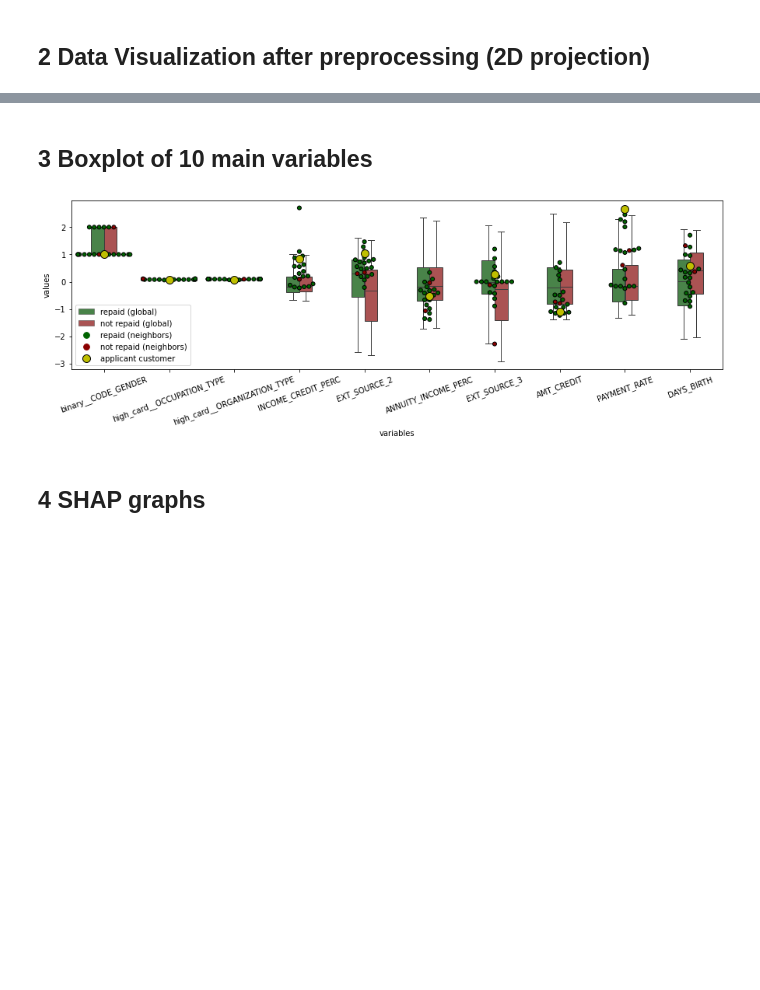
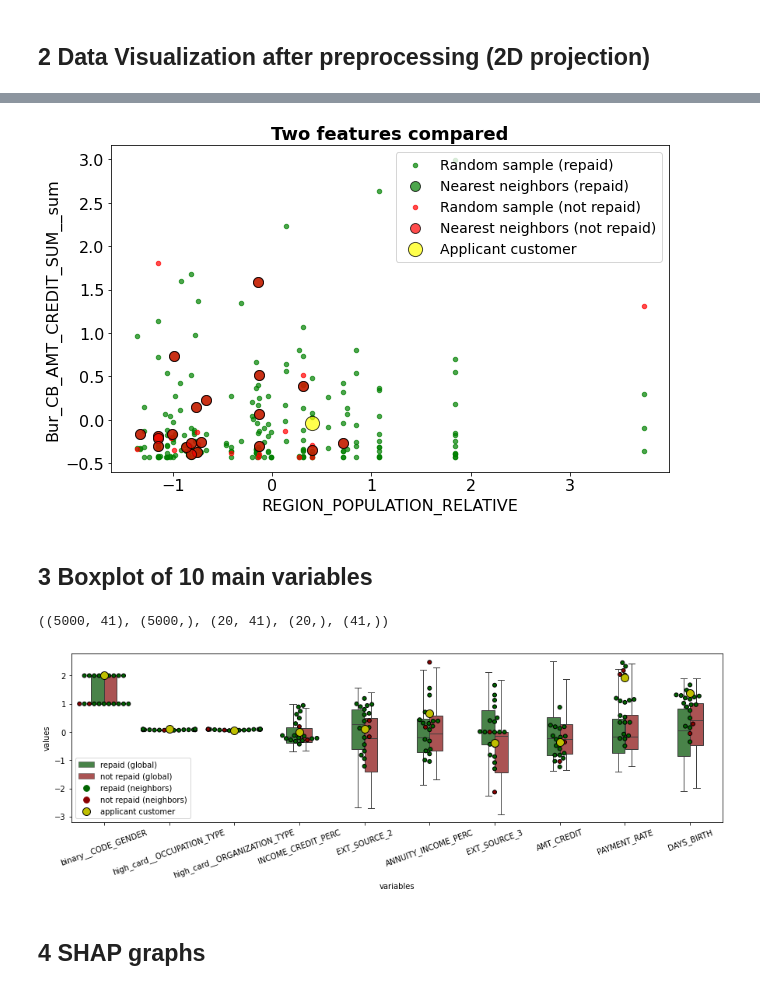
Before and after one commit to SmellyArmure/OC_DS_Project7, a Jupyter notebook: NOTEBOOKS/P7_05_Dashboard_prep.ipynb, the cells around one changed output, grey strips where cells are left out. Drawn from its saved outputs; the diff is of its cells as text; code cells hidden in the pictures; blank space fills up the shorter version.

```diff
--- a/NOTEBOOKS/P7_05_Dashboard_prep.ipynb
+++ b/NOTEBOOKS/P7_05_Dashboard_prep.ipynb
@@ -173,3 +184,17 @@ plot_projection(X=X_tr_featsel.loc[random_samp],
+# %%
+customer_idx = 100028
+
+plot_scatter_projection(X=X_tr_featsel.loc[random_samp],
+                        ser_clust=y_train.loc[random_samp].replace({0: 'repaid', 1: 'not repaid'}),
+                        n_display = 200,
+                        plot_highlight = nearest_cust_idx,
+                        X_cust = X_te_featsel.loc[customer_idx:customer_idx],
+                        figsize=(10, 6),
+                        size=20,
+                        fontsize=16,
+                        columns=X_tr_featsel.columns[20:22])
+# %% [output]
+[figure, added]
 # %% [markdown]
 ## 3 Boxplot of 10 main variables
 # %%
@@ -183,11 +208,15 @@ X_cust = X_te_featsel.loc[customer_idx]
 main_cols = ['binary__CODE_GENDER', 'high_card__OCCUPATION_TYPE', 'high_card__ORGANIZATION_TYPE',
              'INCOME_CREDIT_PERC', 'EXT_SOURCE_2', 'ANNUITY_INCOME_PERC', 'EXT_SOURCE_3', 'AMT_CREDIT',
              'PAYMENT_RATE', 'DAYS_BIRTH']
+# %%
+X_all.shape, y_all.shape, X_neigh.shape, y_neigh.shape, X_cust.shape
+# %% [output]
+((5000, 41), (5000,), (20, 41), (20,), (41,))
 # %%
 fig = plot_boxplot_var_by_target(X_all, y_all, X_neigh, y_neigh, X_cust,
                                  main_cols, figsize=(15,4))
 # %% [output]
-[figure, old version]
+[figure, new version]
 # %% [markdown]
 ## 4 SHAP graphs
 # %%
```
Also changed, not shown: parts of 26 cells of this notebook, 25 other files.
